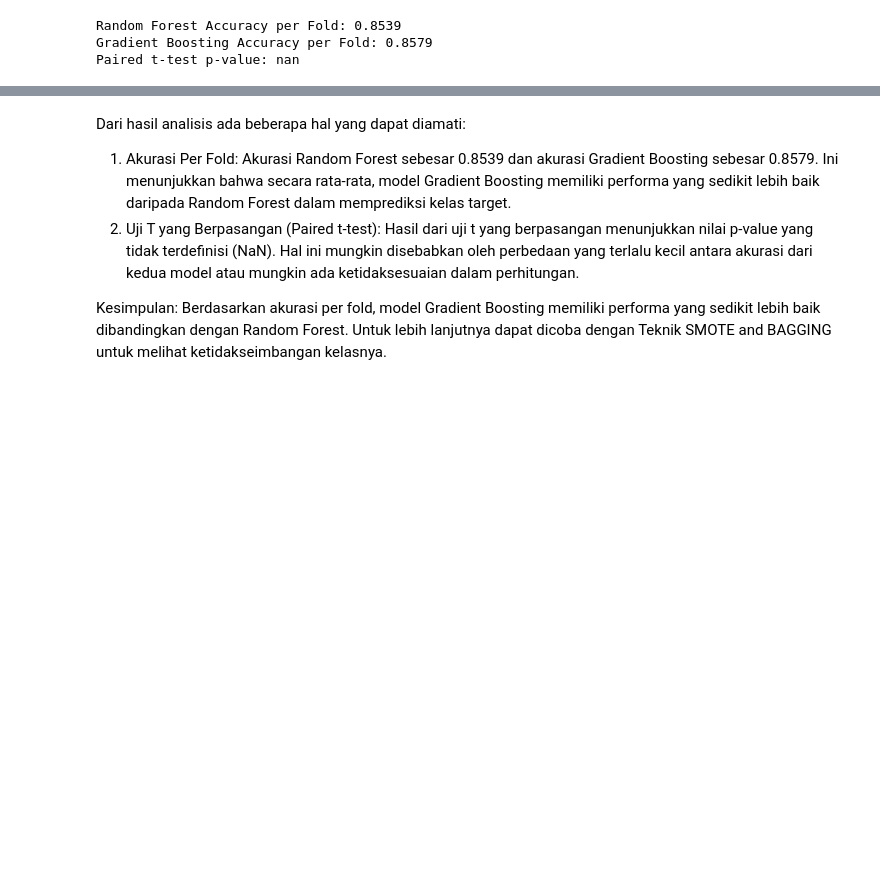
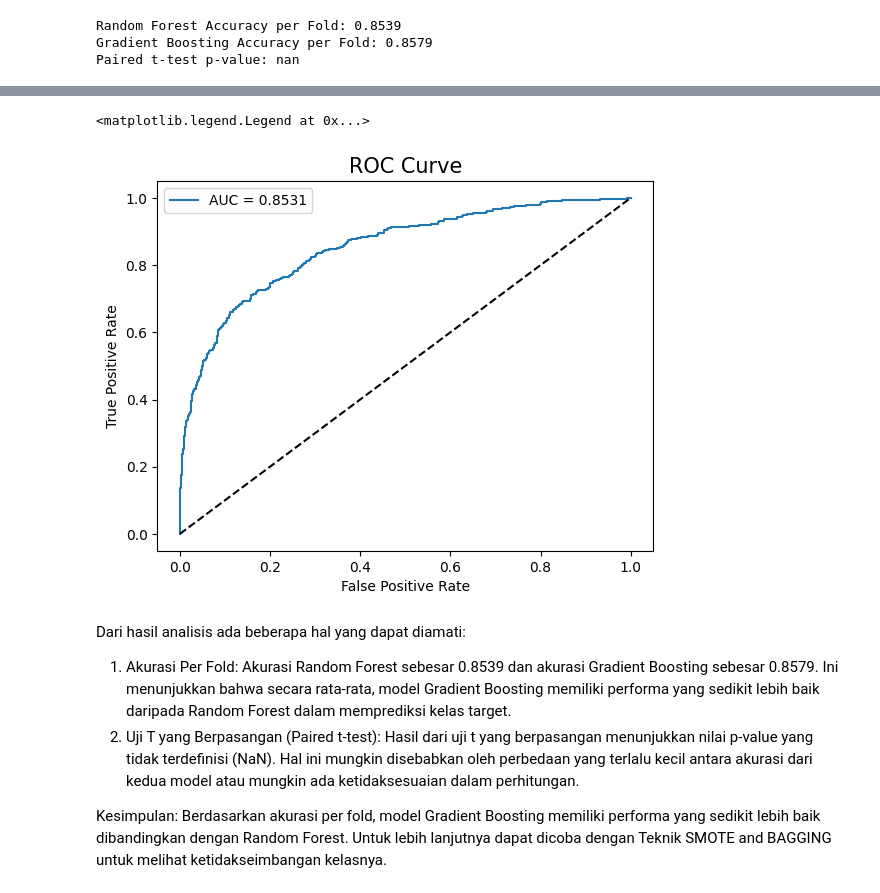
Before and after one commit to rinnarachma/latihan-DA, a Jupyter notebook: RINNA_RACHMATIKA_DA_TUGAS_2.ipynb, the cells around one changed output, grey strips where cells are left out. Drawn from its saved outputs; the diff is of its cells as text; code cells hidden in the pictures; blank space fills up the shorter version.

```diff
--- a/RINNA_RACHMATIKA_DA_TUGAS_2.ipynb
+++ b/RINNA_RACHMATIKA_DA_TUGAS_2.ipynb
@@ -79,3 +182,9 @@ weighted avg       0.85      0.86      0.85      2000
 Confusion Matrix:
  [[1542   65]
  [ 207  186]]
+# %%
+from xgboost import XGBClassifier
+xgb_model = XGBClassifier()
+xgb_model.fit(X_train, y_train)
+y_pred = xgb_model.predict(X_test)
+print("Accuracy Score :", accuracy_score(y_test, y_pred)*100, "%")
@@ -217,3 +372,19 @@ Paired t-test p-value: nan
+# %%
+from sklearn.metrics import roc_curve, roc_auc_score
+y_pred_proba = xgb_model.predict_proba(X_test)[:][:,1]
+df_actual_predicted = pd.concat([pd.DataFrame(np.array(y_test), columns=['y_actual']), pd.DataFrame(y_pred_proba, columns=['y_pred_proba'])], axis=1)
+df_actual_predicted.index = y_test.index
+fpr, tpr, tr = roc_curve(df_actual_predicted['y_actual'], df_actual_predicted['y_pred_proba'])
+auc = roc_auc_score(df_actual_predicted['y_actual'], df_actual_predicted['y_pred_proba'])
+mp.plot(fpr, tpr, label='AUC = %0.4f' %auc)
+mp.plot(fpr, fpr, linestyle = '--', color='k')
+mp.xlabel('False Positive Rate')
+mp.ylabel('True Positive Rate')
+mp.title('ROC Curve', size = 15)
+mp.legend()
+# %% [output]
+<matplotlib.legend.Legend at 0x...>
+[figure, added]
 # %% [markdown]
 Dari hasil analisis ada beberapa hal yang dapat diamati:
 1. Akurasi Per Fold:
```
Also changed, not shown: parts of 19 cells of this notebook.
